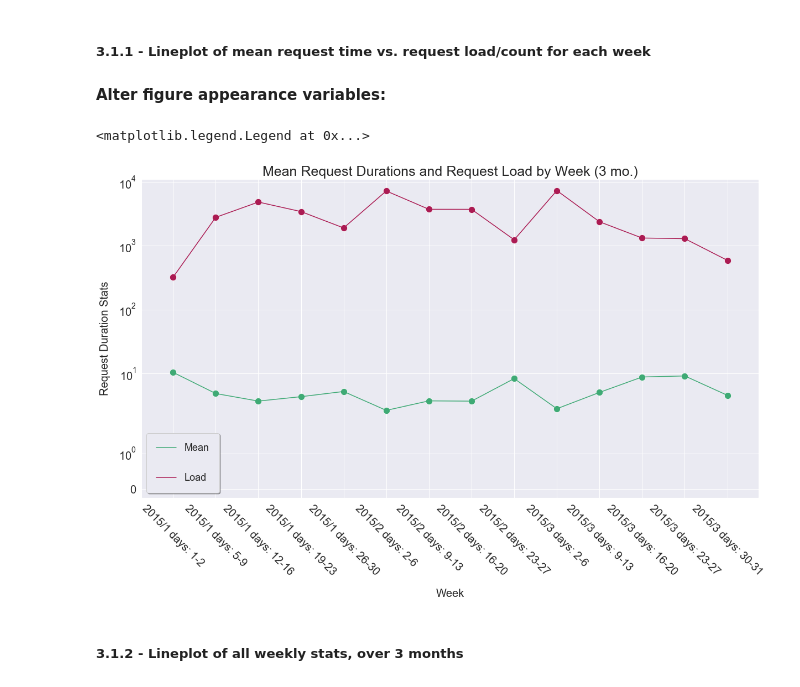
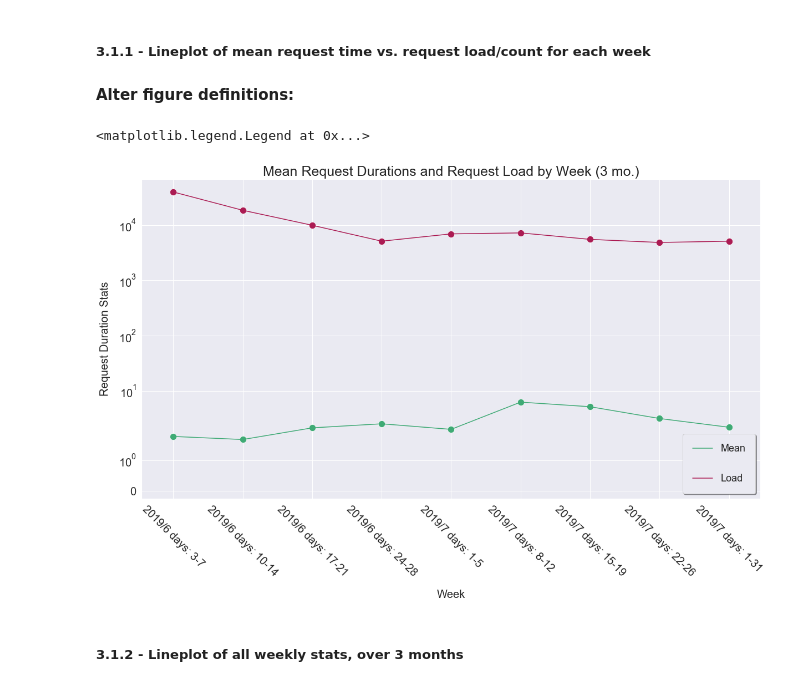
Before and after one commit to leilanihagen/interject-datacell-request-time-data-exploration, a Jupyter notebook: datacell_request_time_v2.ipynb, the cells around one changed output. Cells and saved outputs as stored; diff of their text form; code cells hidden in the pictures.

```diff
--- a/datacell_request_time_v2.ipynb
+++ b/datacell_request_time_v2.ipynb
@@ -687,9 +800,9 @@ def prep_weekly_data_3_1(base_df_3: pd.DataFrame) -> pd.DataFrame:
 # %%
 # RUN THIS CELL TO RESET DATA:
 requests_3_mo = prep_base_data_sect_3(
-    start_month=1,
-    end_month=3,
-    year=2015,
+    start_month=6,
+    end_month=8,
+    year=2019,
     exclude_weekends=True)
 
 request_stats_3_mo_wk = prep_weekly_data_3_1(requests_3_mo)
@@ -825,4 +938,4 @@ longform_dur_stats_3_mon_by_wk.reset_index(inplace=True)
 # %% [markdown]
 ##### 3.1.1 - Lineplot of mean request time vs. request load/count for each week
 # %% [markdown]
-**Alter figure appearance variables:**
+**Alter figure definitions:**
@@ -834,32 +942,43 @@ count_line_color_3_1_1 = '#AB1B53'
+# %%
+marker_size_3_1_1 = 150
+
+mean_line_color_3_1_1 = '#3FAA75'
+count_line_color_3_1_1 = '#AB1B53'
+
+# Set this to True if you would like the DataFrame to be deleted from memory after the figure is rendered:
+clear_df_from_mem_3_1_1 = False
 # %%
 sns.set_style('darkgrid')
 
 fig, ax = plt.subplots(figsize=(20,10))
 
 # nice green: #3FAA75
 sns.lineplot(x='Week', y='Mean_Duration', data=request_stats_3_mo_wk, color=mean_line_color_3_1_1, ax=ax)
 sns.scatterplot(x='Week', y='Mean_Duration', data=request_stats_3_mo_wk, color=mean_line_color_3_1_1, s=marker_size_3_1_1, ax=ax)
 sns.lineplot(x='Week', y='Count_Durations', data=request_stats_3_mo_wk, color=count_line_color_3_1_1, ax=ax)
 sns.scatterplot(x='Week', y='Count_Durations', data=request_stats_3_mo_wk, color=count_line_color_3_1_1, s=marker_size_3_1_1, ax=ax)
 
 fig.subplots_adjust(top=0.9, bottom=0.1, left=0.125, right=0.9, hspace=0.2, wspace=0.2) # This is magic code...
 
 ax.set_yscale('symlog')  # Retain zero values
 ax.set_ylim(bottom=-0.25)  # 0 doesn't work...
 
 ax.set_ylabel('Request Duration Stats', fontsize=20, labelpad=15)
 ax.set_xlabel('Week', fontsize=20, labelpad=20)
 
 ax.set_title('Mean Request Durations and Request Load by Week (3 mo.)', loc='center', fontsize=25)
 
 ax.set_xticks(request_stats_3_mo_wk['Week'])
 ax.set_xticklabels(request_stats_3_mo_wk['Week_Label'], rotation=-45)
 ax.tick_params(axis='both', which='major', labelsize=20)
 
 ax.legend(('Mean', 'Load'), borderpad=1, labelspacing=2, fontsize=18, shadow=True)
+
+if (clear_df_from_mem_3_1_1):
+    del request_stats_3_mo_wk
 # %% [output]
 <matplotlib.legend.Legend at 0x...>
-[figure, old version]
+[figure, new version]
 # %% [markdown]
 ##### 3.1.2 - Lineplot of all weekly stats, over 3 months
 # %% [markdown]
```
Also changed, not shown: parts of 36 cells of this notebook.
